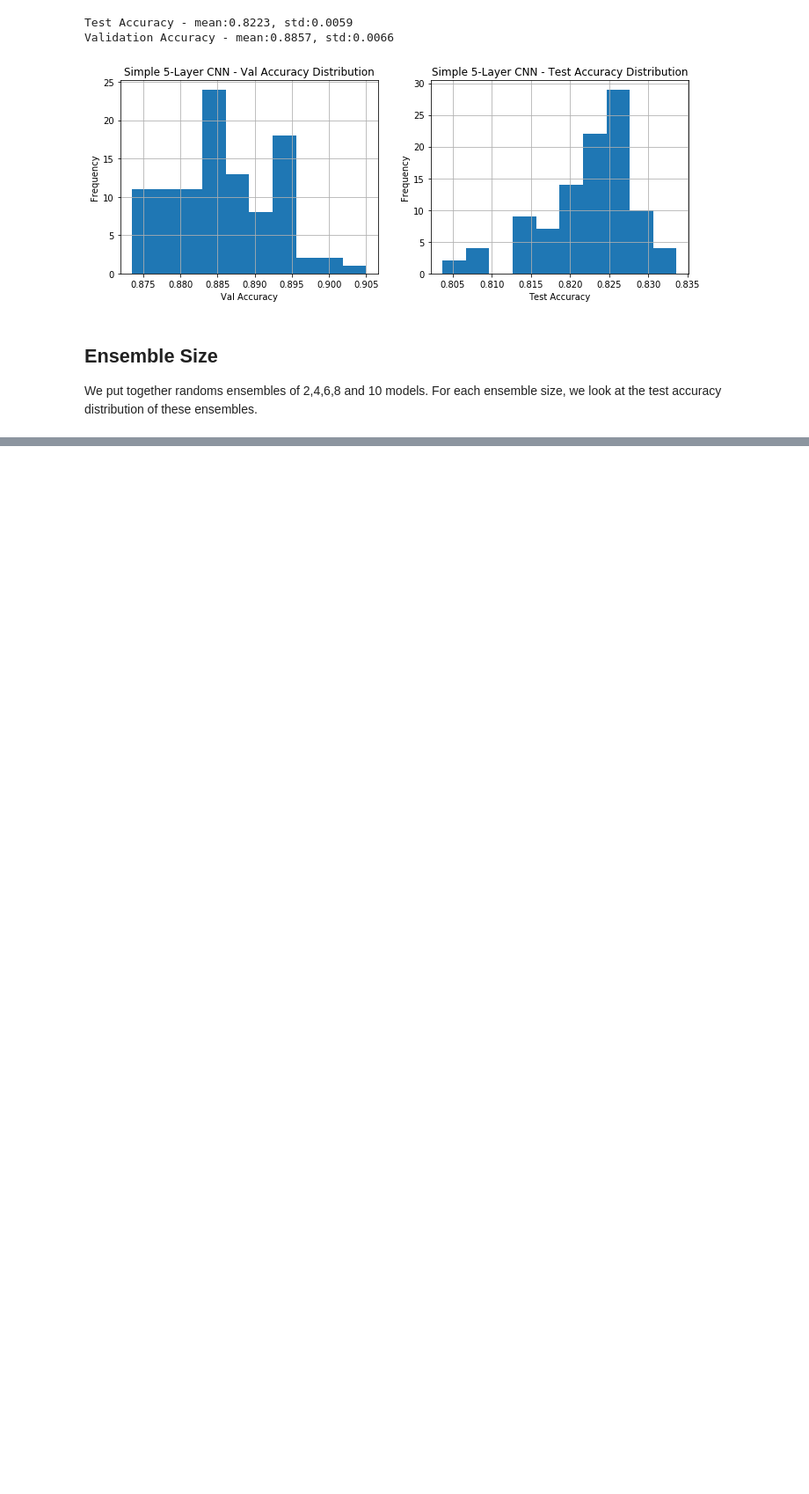
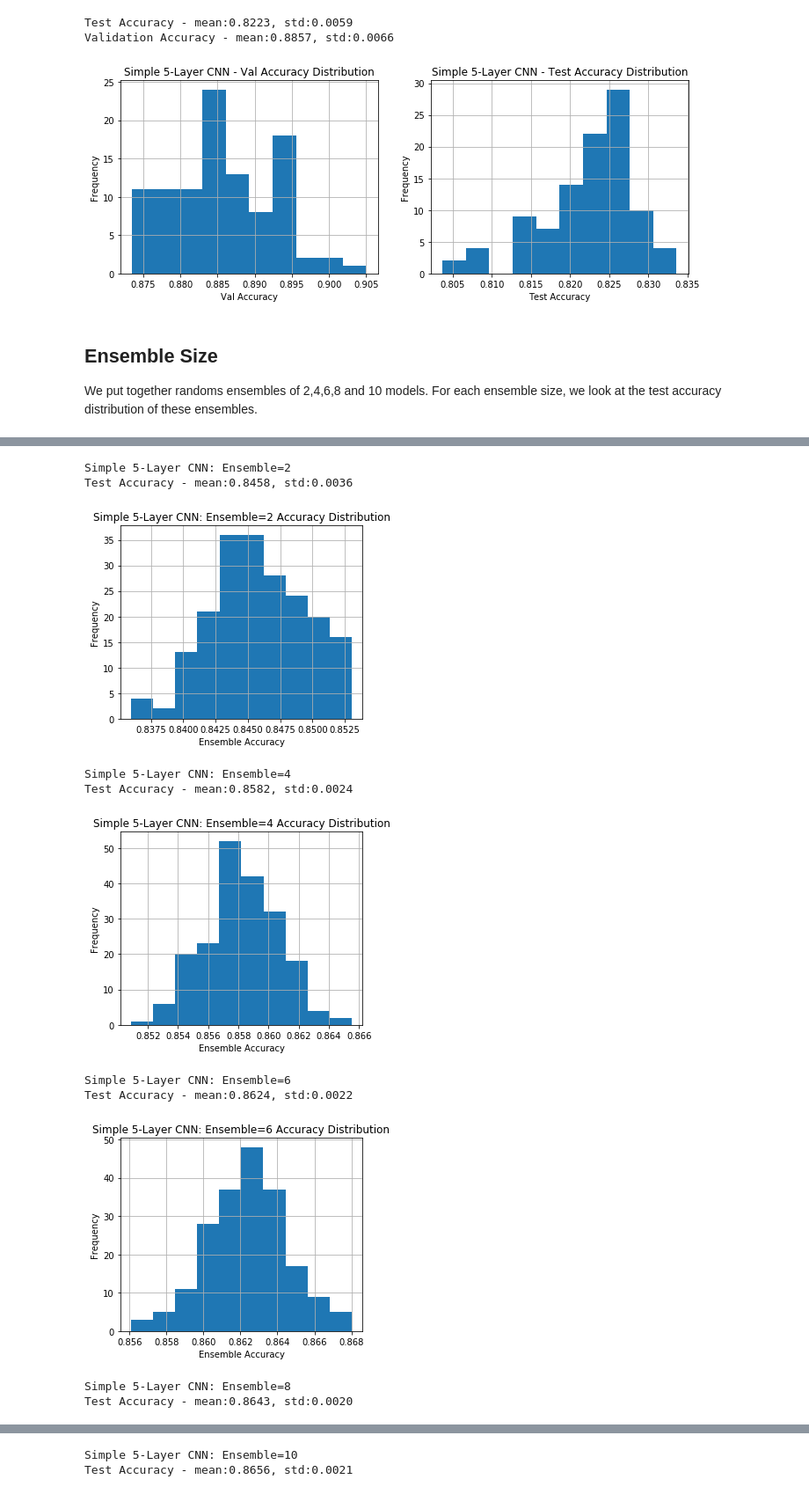
Before and after one commit to LUKELIEM/pytorch_tutorial, a Jupyter notebook: LeGrandMix.ipynb, the cells around one changed output, grey strips where cells are left out. Shown at 88% size. Drawn from its saved outputs; the diff is of its cells as text; code cells hidden in the pictures; blank space fills up the shorter version.

Commit message:
Create the LeGrandMix notebook to assess different ways of implementing ensembles.

```diff
--- a/LeGrandMix.ipynb
+++ b/LeGrandMix.ipynb
@@ -462,0 +456,27 @@ for size_idx, ensemble_size in enumerate(ensemble_sizes):
+# %%
+ensemble_sizes = [2,4,6,8,10,12]
+max_count = 200  # Run random
+
+best_acc = 0.0
+best_ensemble = []
+ensemble_acc = np.zeros((max_count, len(ensemble_sizes)))
+print (ensemble_acc.shape)
+
+for size_idx, ensemble_size in enumerate(ensemble_sizes):
+
+    for count in range(max_count):
+
+        models = []
+
+        ensemble = create_ensemble(files, ensemble_size)  # generate random ensemble of specified size
+        models = load_ensemble_models(ensemble, generator_m2)   # load models with parameter files
+        acc = calc_ensemble_accuracy(models)   # calculate ensemble accuracy
+
+        if (acc > best_acc):   # Save the best ensemble accuracy and the ensemble model
+            best_acc = acc
+            best_ensemble = ensemble
+
+        ensemble_acc[count,size_idx] = acc  # Store in numpy array for analysis later
+
+    print ("Ensemble size:{}  acc mean:{:.4f}, acc std:{:.4f}".format(ensemble_size, \
+                                    ensemble_acc[:,size_idx].mean(), ensemble_acc[:,size_idx].std() ))
@@ -462,0 +503,28 @@ for size_idx, ensemble_size in enumerate(ensemble_sizes):
+# %%
+ensemble_sizes = [2,4,6,8,10,12]
+
+for size_idx, ensemble_size in enumerate(ensemble_sizes):
+    print ("Simple 5-Layer CNN: Ensemble="+str(ensemble_size))
+    print ("Test Accuracy - mean:{:.4f}, std:{:.4f}".format(ensemble_acc[:,size_idx].mean(), \
+                                                            ensemble_acc[:,size_idx].std() ))
+    plt.figure(figsize=(5, 4))
+    plt.hist(ensemble_acc[:,size_idx])
+    plt.xlabel('Ensemble Accuracy')
+    plt.ylabel("Frequency")
+    plt.title("Simple 5-Layer CNN: Ensemble="+str(ensemble_size) +" Accuracy Distribution")
+    plt.grid(True)
+    plt.tight_layout()
+
+    plt.show()
+# %% [output]
+Simple 5-Layer CNN: Ensemble=2
+Test Accuracy - mean:0.8458, std:0.0036
+[figure, added]
+Simple 5-Layer CNN: Ensemble=4
+Test Accuracy - mean:0.8582, std:0.0024
+[figure, added]
+Simple 5-Layer CNN: Ensemble=6
+Test Accuracy - mean:0.8624, std:0.0022
+[figure, added]
+Simple 5-Layer CNN: Ensemble=8
+Test Accuracy - mean:0.8643, std:0.0020
@@ -462,0 +532,2 @@ for size_idx, ensemble_size in enumerate(ensemble_sizes):
+Simple 5-Layer CNN: Ensemble=10
+Test Accuracy - mean:0.8656, std:0.0021
```
Also changed, not shown: parts of 12 cells of this notebook.
